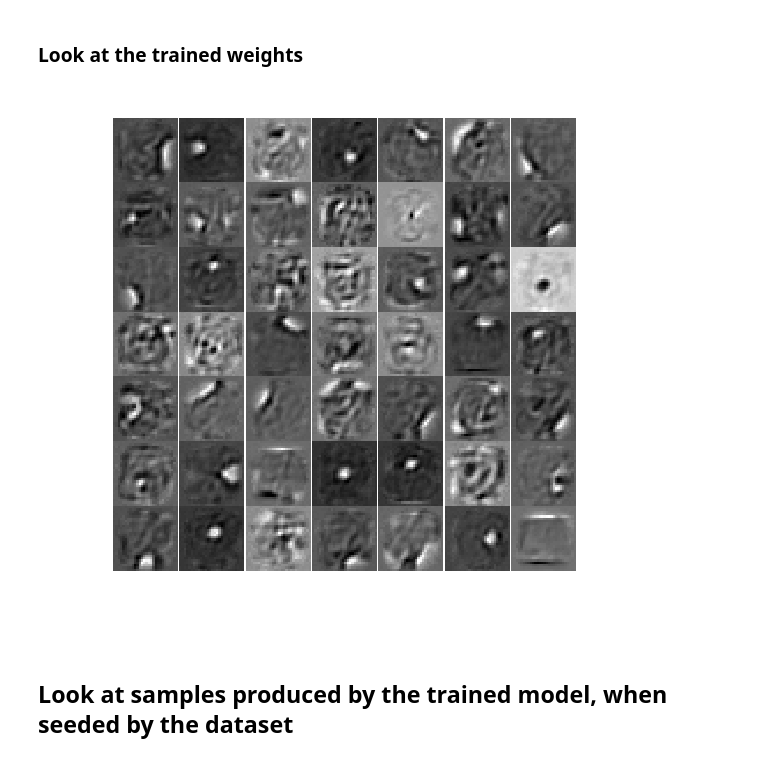
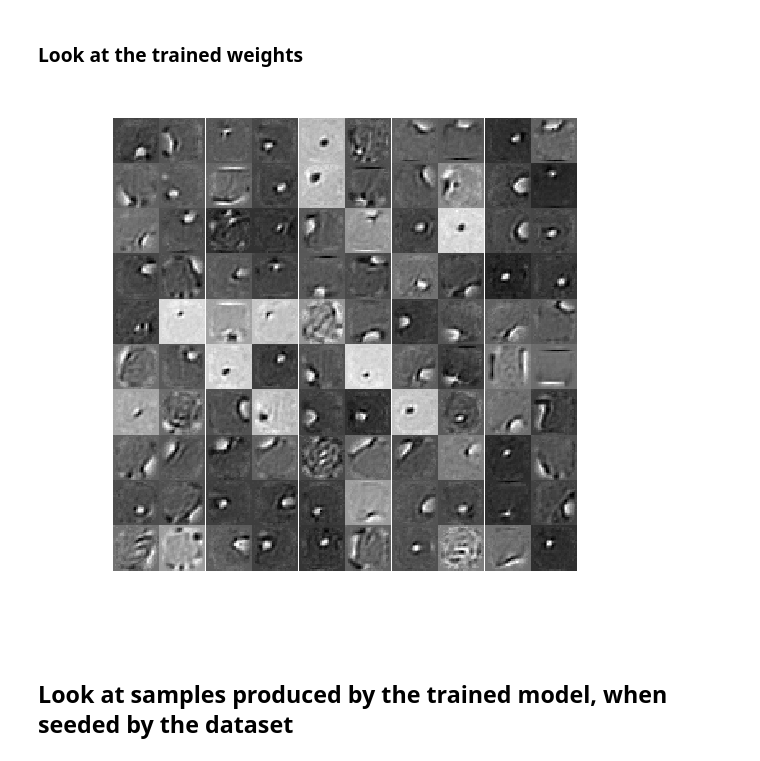
Before and after one commit to briantimar/denoising-rbms, a Jupyter notebook: plot_results_clean_nonpersistent.ipynb, the cells around one changed output. Cells and saved outputs as stored; diff of their text form; code cells hidden in the pictures.

```diff
--- a/plot_results_clean_nonpersistent.ipynb
+++ b/plot_results_clean_nonpersistent.ipynb
@@ -10,17 +17,17 @@ variables = np.load(savedir + "variables.npy")
 # %% [markdown]
 ### Look at the trained weights
 # %%
-s=7
+s=10
 fig, axes = plt.subplots(s,s, figsize=(3,3),dpi=200)
 for ii in range(s):
     for jj in range(s):
         ax = axes[ii,jj]
         w=np.reshape(variables[-1]['weights'][:,ii*s + jj], (28,28))
         ax.imshow(w, cmap='binary')
         ax.set_axis_off()
 plt.subplots_adjust(wspace=0, hspace=0)
 fig.savefig(savedir+"weights_examples.png")
 # %% [output]
-[figure, old version]
+[figure, new version]
 # %% [markdown]
 ## Look at samples produced by the trained model, when seeded by the dataset
```
Also changed, not shown: parts of 11 cells of this notebook, 15 other files.
